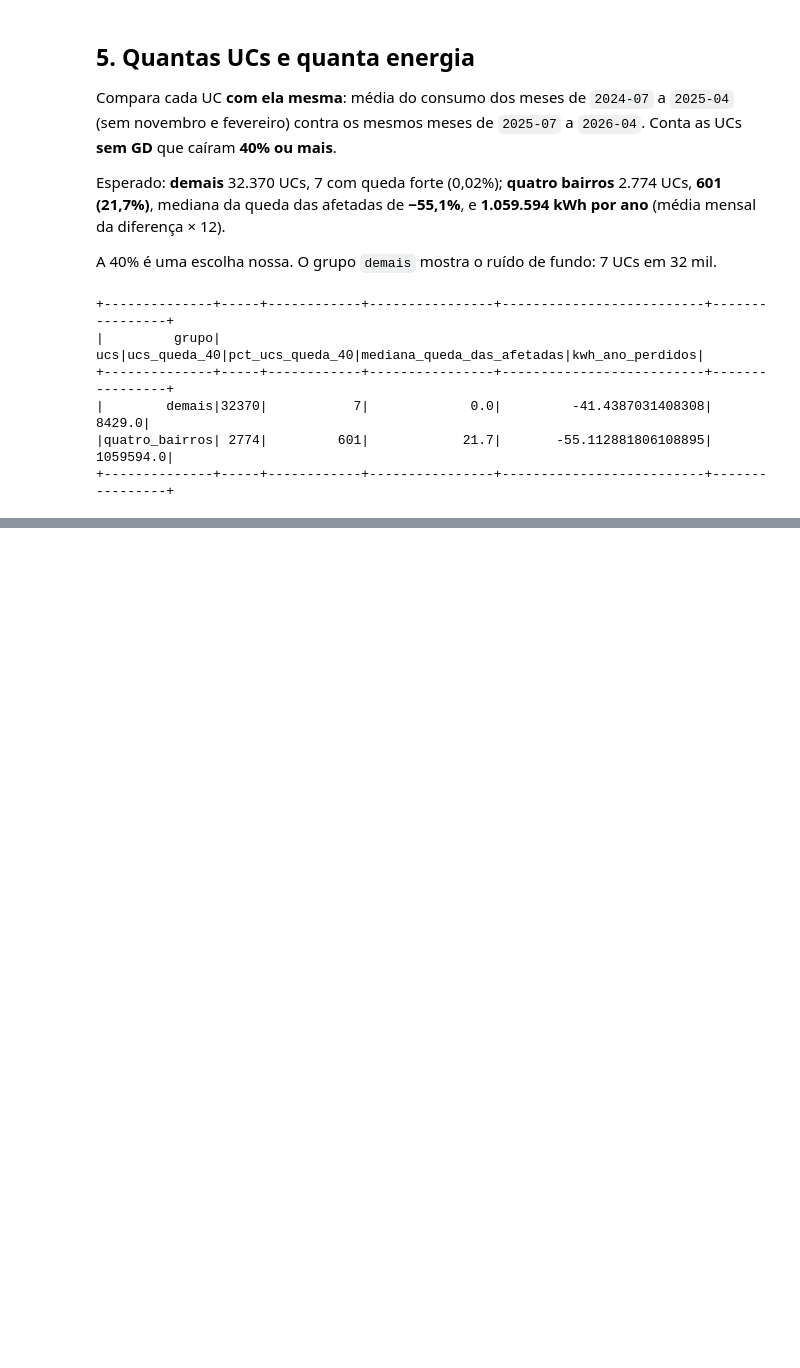
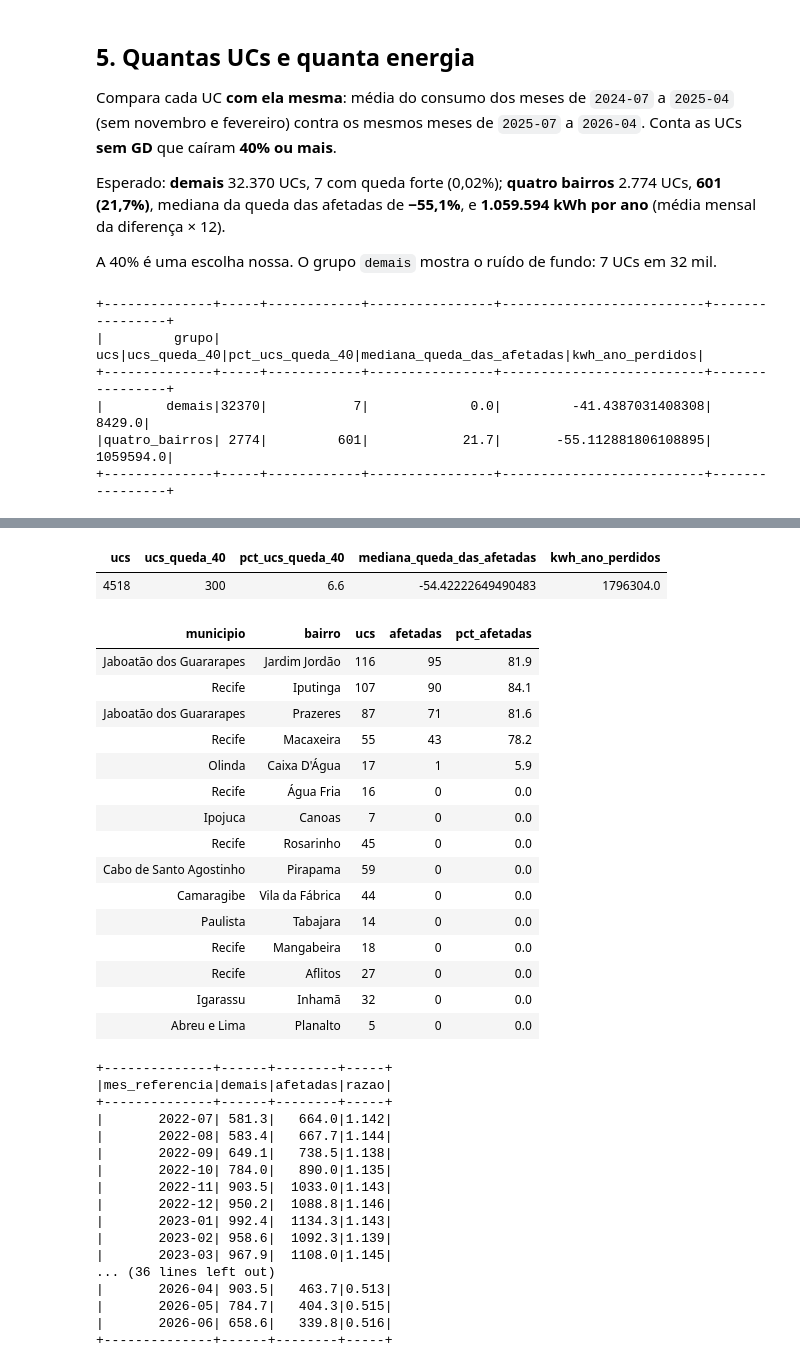
Before and after one commit to marcelaraposoo/V-Energy-Grid-360, a Jupyter notebook: data-engineering/notebooks/exploracao/analise_quatro_bairros.ipynb, the cells around one changed output, grey strips where cells are left out. Cells and saved outputs as stored; diff of their text form; code cells hidden in the pictures; blank space fills up the shorter version.

Commit message:
docs(dados): diagnóstico v2 com o grupo comercial e as inspeções

```diff
--- a/data-engineering/notebooks/exploracao/analise_quatro_bairros.ipynb
+++ b/data-engineering/notebooks/exploracao/analise_quatro_bairros.ipynb
@@ -192,0 +423,80 @@ r = (fato.join(ucs_sem_gd, "id_uc", "left_semi")
+# %%
+fato_c = spark.table(f"{gold_schema}.fato_consumo_faturamento").filter("classe = 'COMERCIAL'")
+ucs_c = spark.table(f"{gold_schema}.dim_uc").filter("classe = 'COMERCIAL' AND NOT possui_gd").select("id_uc")
+base_c = fato_c.join(ucs_c, "id_uc", "left_semi")
+
+rc = (base_c
+      .withColumn("periodo", F.when(F.col("mes_referencia").isin(meses_antes), "antes")
+                              .when(F.col("mes_referencia").isin(meses_depois), "depois"))
+      .filter("periodo IS NOT NULL")
+      .groupBy("id_uc", "municipio", "bairro", "periodo").agg(F.avg("consumo_kwh").alias("media"))
+      .groupBy("id_uc", "municipio", "bairro").pivot("periodo", ["antes", "depois"]).agg(F.first("media"))
+      .filter("antes > 0 AND depois IS NOT NULL")
+      .withColumn("queda_pct", (F.col("depois") / F.col("antes") - 1) * 100)
+      .withColumn("queda_forte", F.col("queda_pct") <= -40))
+
+# 1. Quantas UCs e quanta energia
+display(rc.agg(F.count("*").alias("ucs"),
+               F.sum(F.col("queda_forte").cast("int")).alias("ucs_queda_40"),
+               F.round(F.avg(F.col("queda_forte").cast("int")) * 100, 1).alias("pct_ucs_queda_40"),
+               F.expr("percentile_approx(CASE WHEN queda_forte THEN queda_pct END, 0.5)").alias("mediana_queda_das_afetadas"),
+               F.round(F.sum(F.when(F.col("queda_forte"), F.col("antes") - F.col("depois"))) * 12, 0).alias("kwh_ano_perdidos")))
+
+# 2. Onde (os 15 bairros com mais UCs afetadas)
+display(rc.groupBy("municipio", "bairro").agg(
+    F.count("*").alias("ucs"), F.sum(F.col("queda_forte").cast("int")).alias("afetadas"),
+    F.round(F.avg(F.col("queda_forte").cast("int")) * 100, 1).alias("pct_afetadas")).orderBy(F.desc("afetadas")).limit(15))
+
+# 3. Quando: consumo médio por UC e mês das afetadas contra as demais UCs comerciais sem GD
+serie_c = (base_c.join(rc.select("id_uc", "queda_forte"), "id_uc")
+           .withColumn("g", F.when(F.col("queda_forte"), "afetadas").otherwise("demais"))
+           .groupBy("mes_referencia").pivot("g", ["demais", "afetadas"]).agg(F.round(F.avg("consumo_kwh"), 1))
+           .withColumn("razao", F.round(F.col("afetadas") / F.col("demais"), 3)).orderBy("mes_referencia"))
+serie_c.show(60)
+
+# 4. A queda prevê irregularidade no comercial? (taxa de acerto por faixa de queda, UCs inspecionadas)
+ic = insp.join(rc.select("id_uc", "queda_pct"), "id_uc")
+display(ic.withColumn("faixa", F.when(F.col("queda_pct") <= -40, "a) queda de 40% ou mais")
+                               .when(F.col("queda_pct") <= -15, "b) queda de 15% a 40%")
+                               .when(F.col("queda_pct") < 15, "c) estável (±15%)")
+                               .otherwise("d) aumento de 15% ou mais"))
+        .groupBy("faixa").agg(F.count("*").alias("inspecoes"),
+                              F.sum(F.col("irregularidade_confirmada").cast("int")).alias("confirmadas"),
+                              F.round(F.avg(F.col("irregularidade_confirmada").cast("int")) * 100, 1).alias("pct_confirmadas"))
+        .orderBy("faixa"))
+# %% [output]
+| ucs | ucs_queda_40 | pct_ucs_queda_40 | mediana_queda_das_afetadas | kwh_ano_perdidos |
+| 4518 | 300 | 6.6 | -54.42222649490483 | 1796304.0 |
+| municipio | bairro | ucs | afetadas | pct_afetadas |
+| Jaboatão dos Guararapes | Jardim Jordão | 116 | 95 | 81.9 |
+| Recife | Iputinga | 107 | 90 | 84.1 |
+| Jaboatão dos Guararapes | Prazeres | 87 | 71 | 81.6 |
+| Recife | Macaxeira | 55 | 43 | 78.2 |
+| Olinda | Caixa D'Água | 17 | 1 | 5.9 |
+| Recife | Água Fria | 16 | 0 | 0.0 |
+| Ipojuca | Canoas | 7 | 0 | 0.0 |
+| Recife | Rosarinho | 45 | 0 | 0.0 |
+| Cabo de Santo Agostinho | Pirapama | 59 | 0 | 0.0 |
+| Camaragibe | Vila da Fábrica | 44 | 0 | 0.0 |
+| Paulista | Tabajara | 14 | 0 | 0.0 |
+| Recife | Mangabeira | 18 | 0 | 0.0 |
+| Recife | Aflitos | 27 | 0 | 0.0 |
+| Igarassu | Inhamã | 32 | 0 | 0.0 |
+| Abreu e Lima | Planalto | 5 | 0 | 0.0 |
++--------------+------+--------+-----+
+|mes_referencia|demais|afetadas|razao|
++--------------+------+--------+-----+
+|       2022-07| 581.3|   664.0|1.142|
+|       2022-08| 583.4|   667.7|1.144|
+|       2022-09| 649.1|   738.5|1.138|
+|       2022-10| 784.0|   890.0|1.135|
+|       2022-11| 903.5|  1033.0|1.143|
+|       2022-12| 950.2|  1088.8|1.146|
+|       2023-01| 992.4|  1134.3|1.143|
+|       2023-02| 958.6|  1092.3|1.139|
+|       2023-03| 967.9|  1108.0|1.145|
+... (36 lines left out)
+|       2026-04| 903.5|   463.7|0.513|
+|       2026-05| 784.7|   404.3|0.515|
+|       2026-06| 658.6|   339.8|0.516|
++--------------+------+--------+-----+
```
Also changed, not shown: parts of 14 cells of this notebook, 1 other file.
